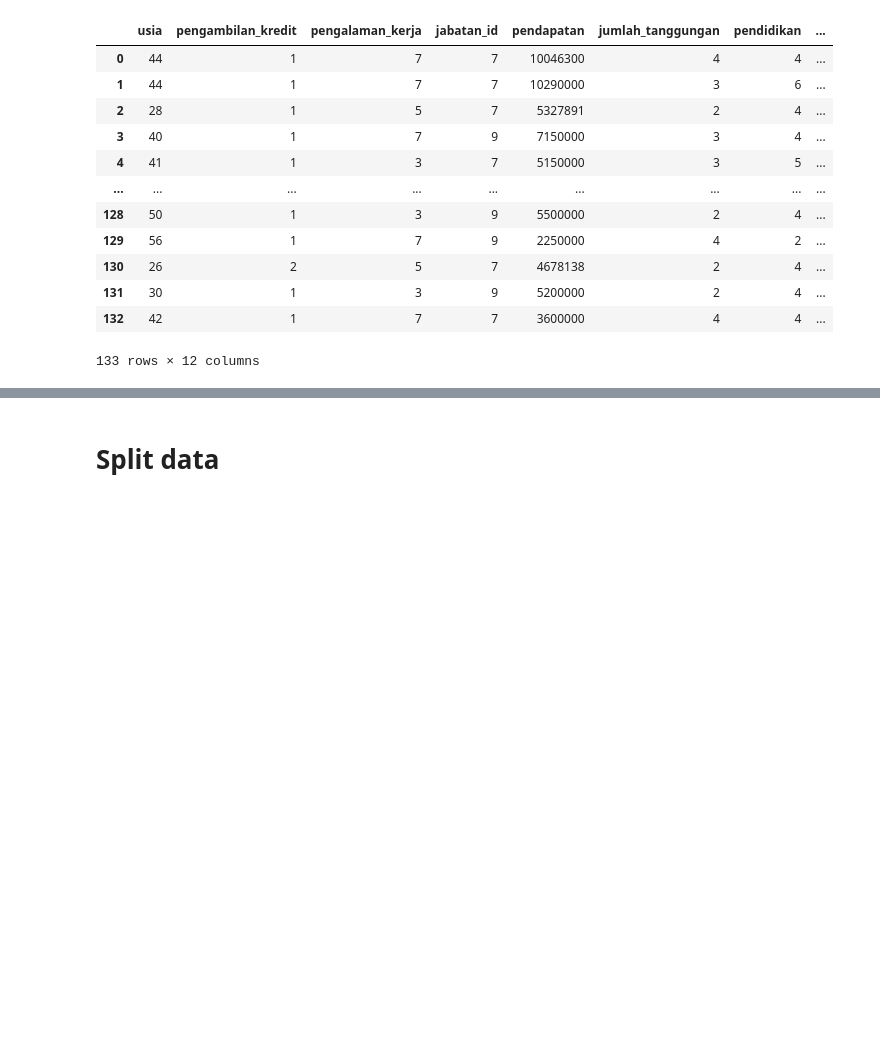
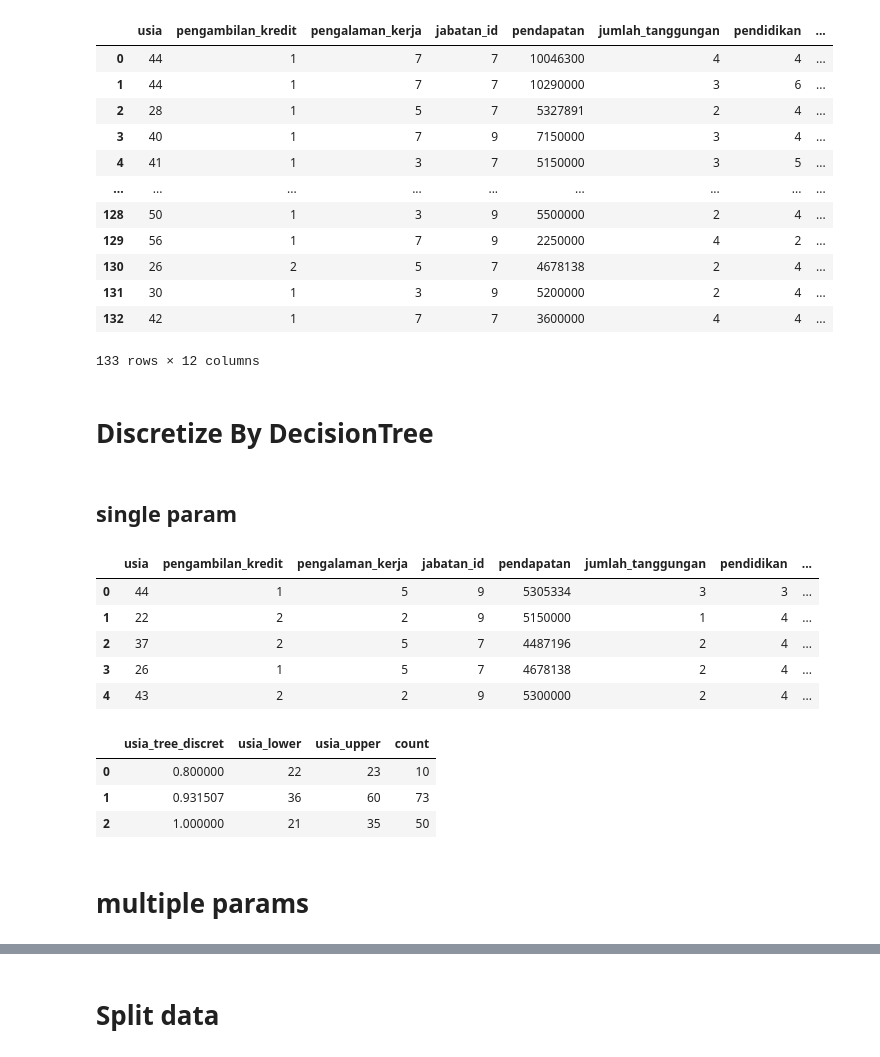
Before and after one commit to imanursar/Machine-Learning-Notes, a Jupyter notebook: Custom Function/Feature Engineering Function.ipynb, the cells around one changed output, grey strips where cells are left out. Drawn from its saved outputs; the diff is of its cells as text; code cells hidden in the pictures; blank space fills up the shorter version.

```diff
--- a/Custom Function/Feature Engineering Function.ipynb
+++ b/Custom Function/Feature Engineering Function.ipynb
@@ -1068,3 +1071,31 @@ dtype: int64
 | 131 | 30 | 1 | 3 | 9 | 5200000 | 2 | 4 | ... |
 | 132 | 42 | 1 | 7 | 7 | 3600000 | 4 | 4 | ... |
 133 rows × 12 columns
+# %% [markdown]
+# Discretize By DecisionTree
+# %% [markdown]
+## single param
+# %%
+res_1 = fe.discretisation(main_data=df,col='usia',types="dtree")
+# %%
+X_1,detail = res_1(max_depth=2).fit(X=X,y=y).transform(X)
+# %%
+# see how the new column usia_tree_discret is distributed
+# the values are corresponding to the proba of the prediction by the tree
+X_1.head(5)
+# %% [output]
+|  | usia | pengambilan_kredit | pengalaman_kerja | jabatan_id | pendapatan | jumlah_tanggungan | pendidikan | ... |
+| 0 | 44 | 1 | 5 | 9 | 5305334 | 3 | 3 | ... |
+| 1 | 22 | 2 | 2 | 9 | 5150000 | 1 | 4 | ... |
+| 2 | 37 | 2 | 5 | 7 | 4487196 | 2 | 4 | ... |
+| 3 | 26 | 1 | 5 | 7 | 4678138 | 2 | 4 | ... |
+| 4 | 43 | 2 | 2 | 9 | 5300000 | 2 | 4 | ... |
+# %%
+detail
+# %% [output]
+|  | usia_tree_discret | usia_lower | usia_upper | count |
+| 0 | 0.800000 | 22 | 23 | 10 |
+| 1 | 0.931507 | 36 | 60 | 73 |
+| 2 | 1.000000 | 21 | 35 | 50 |
+# %% [markdown]
+# multiple params
```
Also changed, not shown: parts of 16 cells of this notebook.
